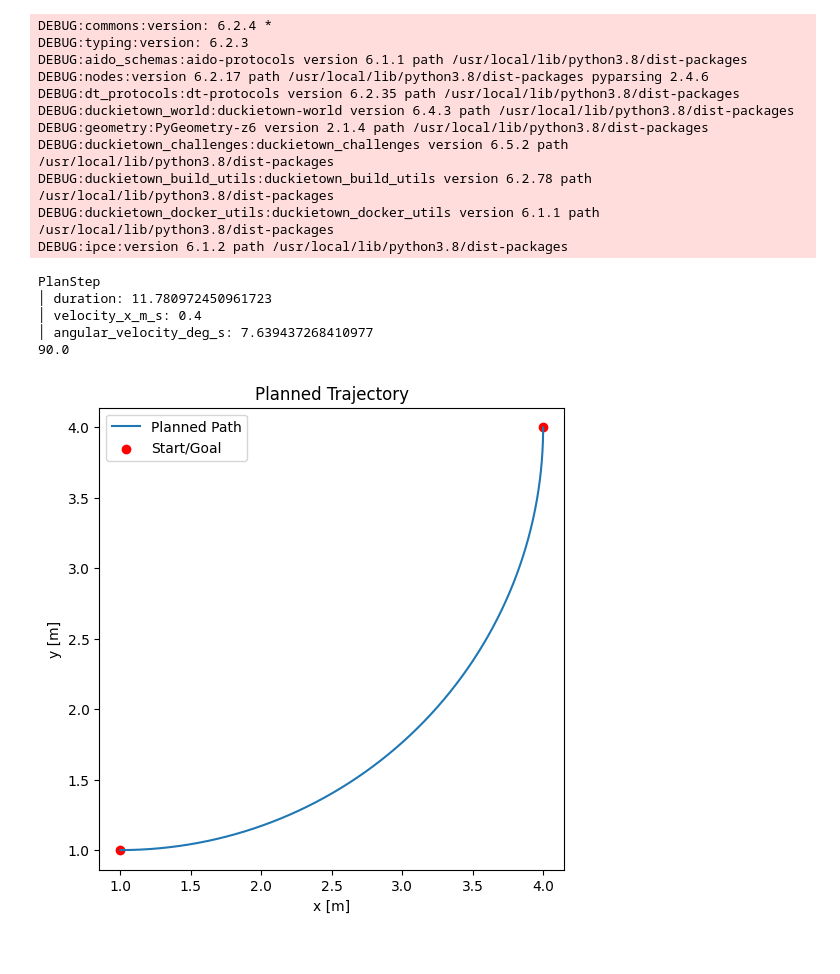
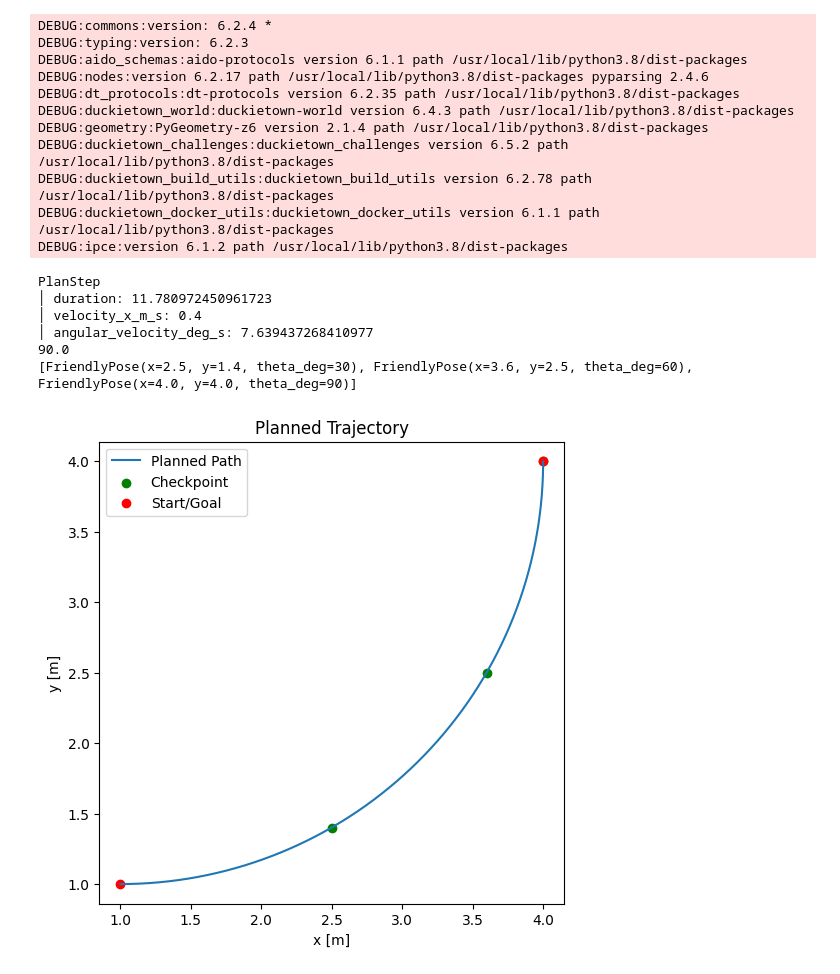
Before and after one commit to guillaumeboniface/duckietown-lx, a Jupyter notebook: planning/notebooks/02-Path-Planner/test_curvature.ipynb, the cells around one changed output. Drawn from its saved outputs; the diff is of its cells as text; code cells hidden in the pictures.

Commit message:
First results with planning with obstacles

```diff
--- a/planning/notebooks/02-Path-Planner/test_curvature.ipynb
+++ b/planning/notebooks/02-Path-Planner/test_curvature.ipynb
@@ -1,5 +1,5 @@
 # %%
-from planning.planner import connect_poses_with_curvature
+from planning.planner import connect_poses_with_curvature, plan_to_destination, pose_to_node, node_to_pose
 import matplotlib.pyplot as plt
 from aido_schemas import Context, FriendlyPose
 from dt_protocols import PlanningSetup, Rectangle, Circle, PlacedPrimitive
@@ -20,10 +20,6 @@ ps = PlanningSetup(
 
 start = FriendlyPose(x=1, y=1, theta_deg=0.0)
 goal = FriendlyPose(x=4, y=4, theta_deg=45.0)
-
-plan, new_heading = connect_poses_with_curvature(ps, start, goal)
-print(plan)
-print(new_heading)
 
 def simulate_plan(start_pose, plan):
     """
@@ -48,42 +44,56 @@ def simulate_plan(start_pose, plan):
                 y += v * np.sin(theta) * dt
             else:
                 # Arc
                 x += v * np.cos(theta) * dt
                 y += v * np.sin(theta) * dt
                 theta += w * dt
             xs.append(x)
             ys.append(y)
             thetas.append(np.rad2deg(theta))
         theta_deg = np.rad2deg(theta)
     return np.array(xs), np.array(ys), np.array(thetas)
 
-# Simulate and plot
-xs, ys, thetas = simulate_plan(start, [plan])
+def simulate_and_plot(ps, start, goal):
+    # Simulate and plot
+    plan, new_heading = connect_poses_with_curvature(ps, start, goal)
+    print(plan)
+    print(new_heading)
 
-plt.figure(figsize=(6,6))
-plt.plot(xs, ys, label="Planned Path")
-plt.scatter([start.x, goal.x], [start.y, goal.y], c='red', label="Start/Goal")
-plt.axis('equal')
-plt.xlabel("x [m]")
-plt.ylabel("y [m]")
-plt.title("Planned Trajectory")
-plt.legend()
-plt.show()
+    xs, ys, thetas = simulate_plan(start, [plan])
+    dest = plan_to_destination(plan, pose_to_node(ps, start), 3)
+    dest = list(map(node_to_pose, dest))
+    dest_x = [p.x for p in dest]
+    dest_y = [p.y for p in dest]
+    print(dest)
+
+    plt.figure(figsize=(6,6))
+    plt.plot(xs, ys, label="Planned Path")
+    plt.scatter(dest_x, dest_y, c='green', label="Checkpoint")
+    plt.scatter([start.x, goal.x], [start.y, goal.y], c='red', label="Start/Goal")
+    plt.axis('equal')
+    plt.xlabel("x [m]")
+    plt.ylabel("y [m]")
+    plt.title("Planned Trajectory")
+    plt.legend()
+    plt.show()
+
+simulate_and_plot(ps, start, goal)
 # %% [output]
 DEBUG:commons:version: 6.2.4 *
 DEBUG:typing:version: 6.2.3
 DEBUG:aido_schemas:aido-protocols version 6.1.1 path /usr/local/lib/python3.8/dist-packages
 DEBUG:nodes:version 6.2.17 path /usr/local/lib/python3.8/dist-packages pyparsing 2.4.6
 DEBUG:dt_protocols:dt-protocols version 6.2.35 path /usr/local/lib/python3.8/dist-packages
 DEBUG:duckietown_world:duckietown-world version 6.4.3 path /usr/local/lib/python3.8/dist-packages
 DEBUG:geometry:PyGeometry-z6 version 2.1.4 path /usr/local/lib/python3.8/dist-packages
 DEBUG:duckietown_challenges:duckietown_challenges version 6.5.2 path /usr/local/lib/python3.8/dist-packages
 DEBUG:duckietown_build_utils:duckietown_build_utils version 6.2.78 path /usr/local/lib/python3.8/dist-packages
 DEBUG:duckietown_docker_utils:duckietown_docker_utils version 6.1.1 path /usr/local/lib/python3.8/dist-packages
 DEBUG:ipce:version 6.1.2 path /usr/local/lib/python3.8/dist-packages
 PlanStep
 │ duration: 11.780972450961723
 │ velocity_x_m_s: 0.4
 │ angular_velocity_deg_s: 7.639437268410977
 90.0
+[FriendlyPose(x=2.5, y=1.4, theta_deg=30), FriendlyPose(x=3.6, y=2.5, theta_deg=60), FriendlyPose(x=4.0, y=4.0, theta_deg=90)]
-[figure, old version]
+[figure, new version]
```
Also changed, not shown: parts of 21 cells of this notebook, 5 other files.
